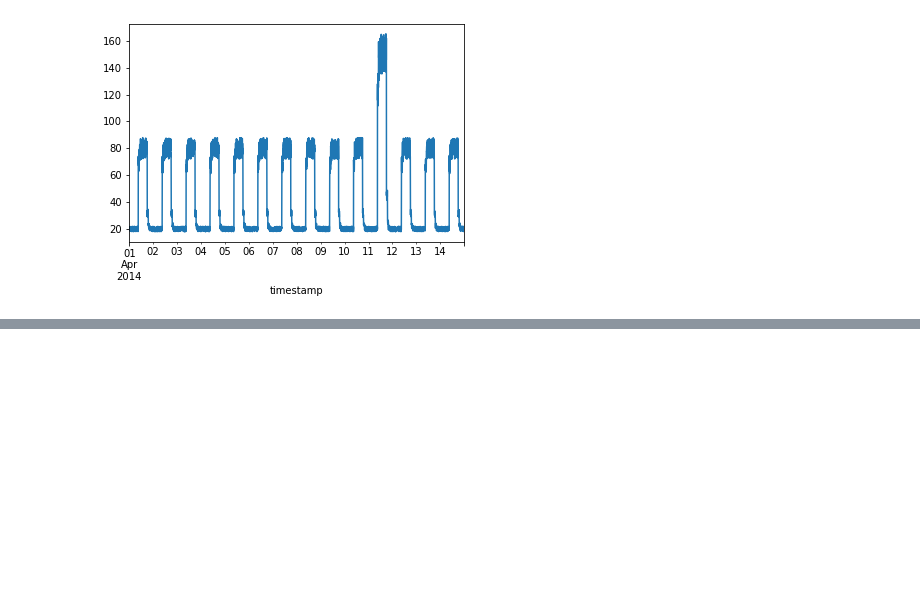
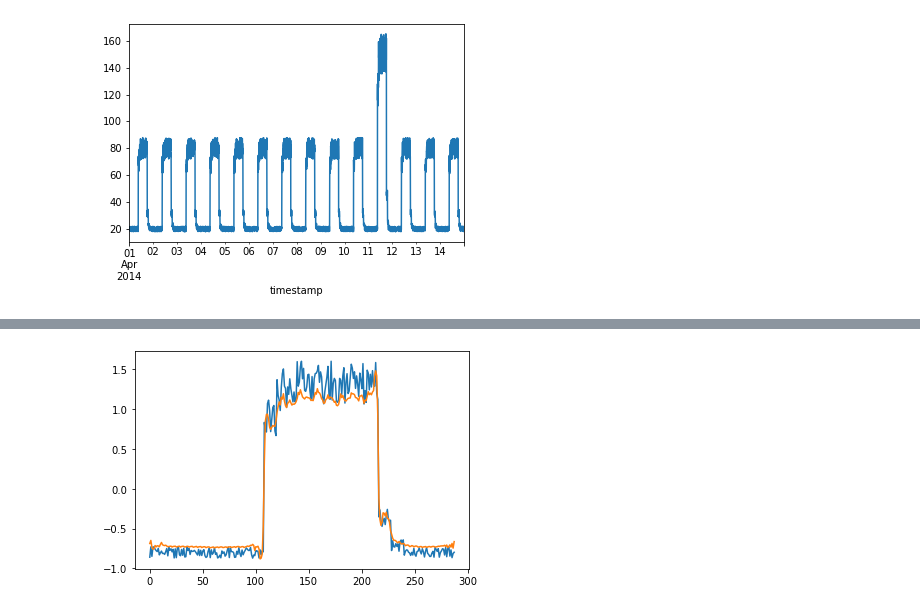
Before and after one commit to Lonabean98/Machine-Learning-and-Statistics-Winter-22-23, a Jupyter notebook: Keras project/Keras project.ipynb, the cells around one changed output, grey strips where cells are left out. Cells and saved outputs as stored; diff of their text form; code cells hidden in the pictures; blank space fills up the shorter version.

```diff
--- a/Keras project/Keras project.ipynb
+++ b/Keras project/Keras project.ipynb
@@ -94,0 +196,7 @@ model.summary()
+# %%
+# Checking how the first sequence is learnt
+plt.plot(x_train[0])
+plt.plot(x_train_pred[0])
+plt.show()
+# %% [output]
+[figure, added]
```
Also changed, not shown: parts of 11 cells of this notebook.
